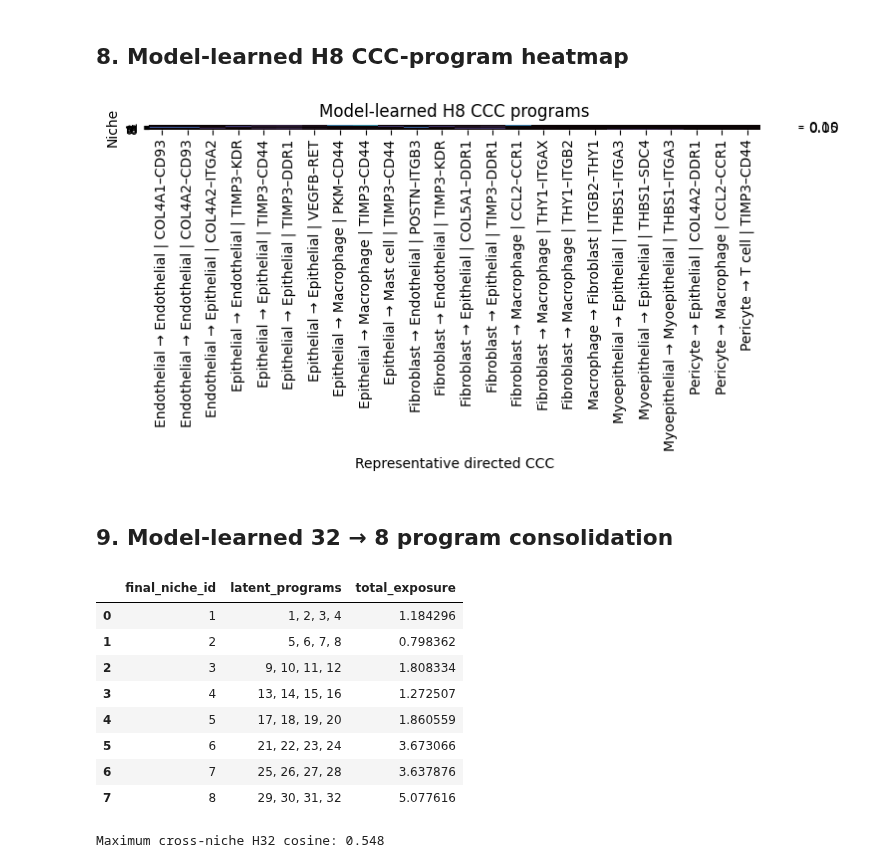
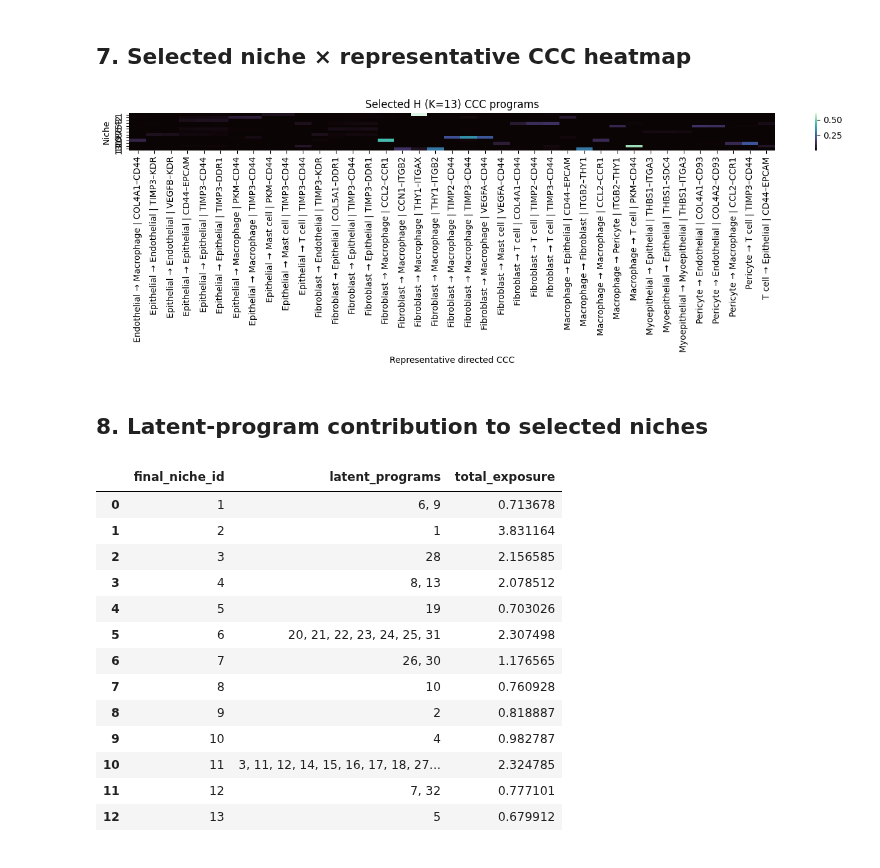
Before and after one commit to shuailinxue/CCC_Phe, a Jupyter notebook: V1006/XeniumPrime5K_Breast_V1006_niche_walkthrough.ipynb, the cells around one changed output. Drawn from its saved outputs; the diff is of its cells as text; code cells hidden in the pictures.

```diff
--- a/V1006/XeniumPrime5K_Breast_V1006_niche_walkthrough.ipynb
+++ b/V1006/XeniumPrime5K_Breast_V1006_niche_walkthrough.ipynb
@@ -228,28 +242,29 @@ Niche 6
-# %% [markdown]
-## 8. Model-learned H8 CCC-program heatmap
+# %% [markdown]
+## 7. Selected niche × representative CCC heatmap
 # %%
 prepared = load_prepared_input(artifacts['config'])
-representative_h_heatmap(artifacts['H8'], prepared.features); plt.show()
+representative_h_heatmap(artifacts['H'], prepared.features); plt.show()
 # %% [output]
-[figure, old version]
+[figure, new version]
-# %% [markdown]
-## 9. Model-learned 32 → 8 program consolidation
+# %% [markdown]
+## 8. Latent-program contribution to selected niches
 # %%
 compact = (artifacts['mapping'].groupby('final_niche_id')
            .agg(latent_programs=('program_id', lambda x: ', '.join(map(str, x))),
-                total_exposure=('mean_exposure','sum'))
-           .reset_index())
+                total_exposure=('mean_exposure','sum')).reset_index())
 display(compact)
-h32_similarity = pd.read_csv(output/'H32_cosine_similarity.csv', index_col=0)
-print(f'Maximum cross-niche H32 cosine: {summary["max_H32_cross_niche_cosine"]:.3f}')
 # %% [output]
 |  | final_niche_id | latent_programs | total_exposure |
-| 0 | 1 | 1, 2, 3, 4 | 1.184296 |
-| 1 | 2 | 5, 6, 7, 8 | 0.798362 |
-| 2 | 3 | 9, 10, 11, 12 | 1.808334 |
-| 3 | 4 | 13, 14, 15, 16 | 1.272507 |
-| 4 | 5 | 17, 18, 19, 20 | 1.860559 |
-| 5 | 6 | 21, 22, 23, 24 | 3.673066 |
-| 6 | 7 | 25, 26, 27, 28 | 3.637876 |
-| 7 | 8 | 29, 30, 31, 32 | 5.077616 |
+| 0 | 1 | 6, 9 | 0.713678 |
+| 1 | 2 | 1 | 3.831164 |
+| 2 | 3 | 28 | 2.156585 |
+| 3 | 4 | 8, 13 | 2.078512 |
+| 4 | 5 | 19 | 0.703026 |
+| 5 | 6 | 20, 21, 22, 23, 24, 25, 31 | 2.307498 |
+| 6 | 7 | 26, 30 | 1.176565 |
+| 7 | 8 | 10 | 0.760928 |
+| 8 | 9 | 2 | 0.818887 |
+| 9 | 10 | 4 | 0.982787 |
+| 10 | 11 | 3, 11, 12, 14, 15, 16, 17, 18, 27... | 2.324785 |
+| 11 | 12 | 7, 32 | 0.777101 |
+| 12 | 13 | 5 | 0.679912 |
-Maximum cross-niche H32 cosine: 0.548
```
Also changed, not shown: parts of 26 cells of this notebook, 8 other files.
